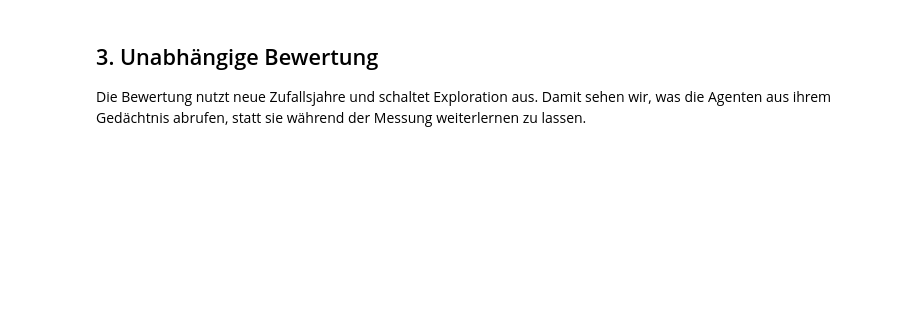
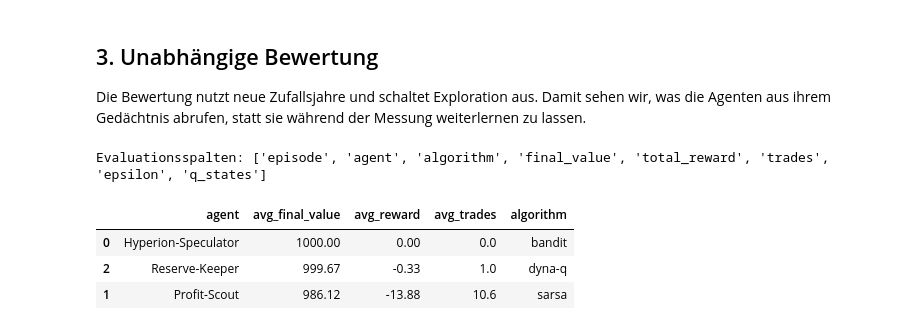
Before and after one commit to junker-joerg/OpenAIWork_MKoehler, a Jupyter notebook: Juno_AI_Agents_Demo.ipynb, the cells around one changed output. Saved outputs shown, nothing was run; the diff lists cells and outputs as text; code cells hidden in the pictures; blank space fills up the shorter version.

```diff
--- a/Juno_AI_Agents_Demo.ipynb
+++ b/Juno_AI_Agents_Demo.ipynb
@@ -47,11 +69,29 @@ plt.show()
 # %% [markdown]
+<!-- Zell 6 -->
 ## 3. Unabhängige Bewertung
 
 Die Bewertung nutzt neue Zufallsjahre und schaltet Exploration aus. Damit sehen wir, was die Agenten aus ihrem Gedächtnis abrufen, statt sie während der Messung weiterlernen zu lassen.
 # %%
+ # Zell 7
 evaluation = pd.DataFrame(evaluate_agents(result['agents'], episodes=5, years=YEARS, seed=SEED + 1000))
+print("Evaluationsspalten:", list(evaluation.columns))
+
 summary = (evaluation.groupby('agent', as_index=False)
            .agg(avg_final_value=('final_value', 'mean'),
                 avg_reward=('total_reward', 'mean'),
                 avg_trades=('trades', 'mean')))
+
+agent_algorithms = pd.DataFrame({
+    'agent': [agent.name for agent in result['agents']],
+    'algorithm': [getattr(agent, 'algorithm', 'unbekannt')
+                  for agent in result['agents']],
+})
+algorithms = agent_algorithms.drop_duplicates('agent')
+summary = summary.merge(algorithms, on='agent', how='left')
 display(summary.sort_values('avg_final_value', ascending=False).round(2))
+# %% [output]
+Evaluationsspalten: ['episode', 'agent', 'algorithm', 'final_value', 'total_reward', 'trades', 'epsilon', 'q_states']
+|  | agent | avg_final_value | avg_reward | avg_trades | algorithm |
+| 0 | Hyperion-Speculator | 1000.00 | 0.00 | 0.0 | bandit |
+| 2 | Reserve-Keeper | 999.67 | -0.33 | 1.0 | dyna-q |
+| 1 | Profit-Scout | 986.12 | -13.88 | 10.6 | sarsa |
```
Also changed, not shown: parts of 13 cells of this notebook, 15 other files.
